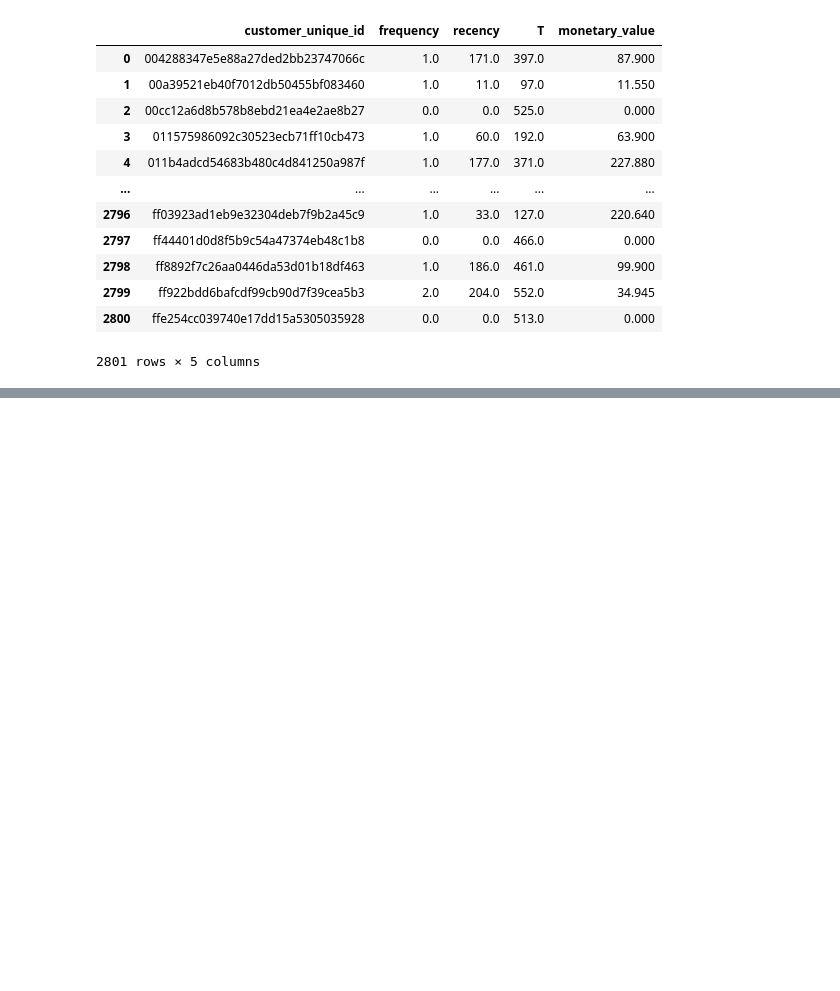
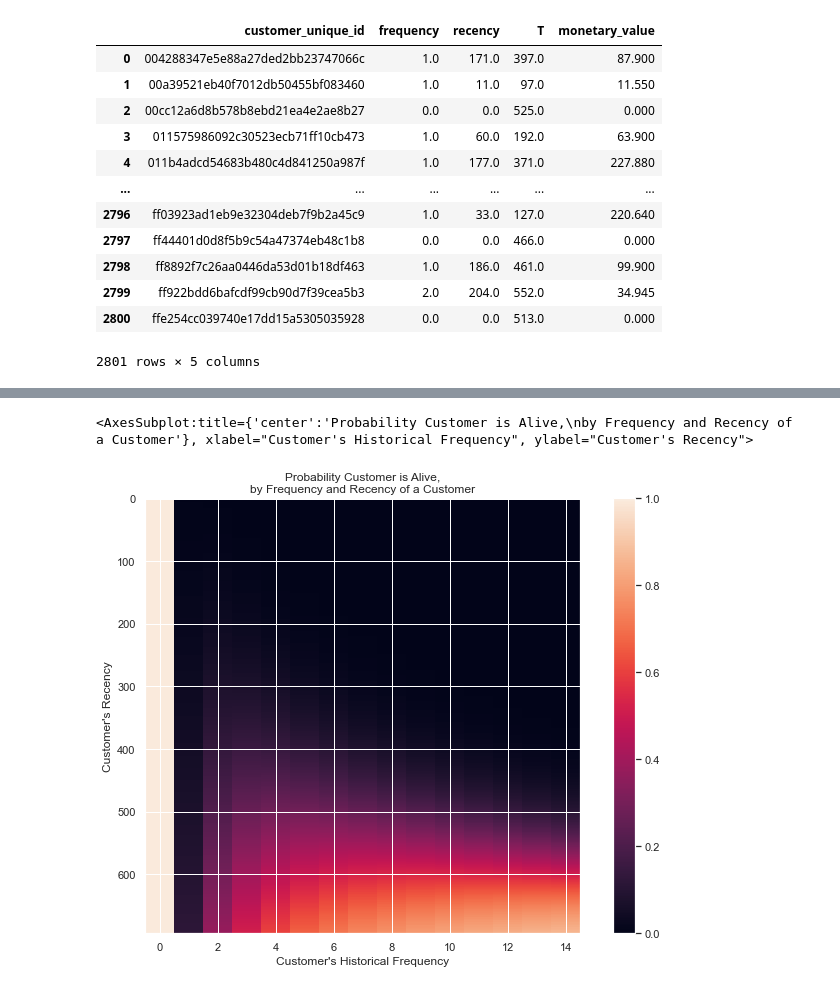
Before and after one commit to bbawj/Olist-Ecommerce-Analysis, a Jupyter notebook: Predicting CLV.ipynb, the cells around one changed output, grey strips where cells are left out. Cells and saved outputs as stored; diff of their text form; code cells hidden in the pictures; blank space fills up the shorter version.

```diff
--- a/Predicting CLV.ipynb
+++ b/Predicting CLV.ipynb
@@ -81,0 +101,4 @@ array([0.])
+# %%
+# Fitting the BG/NBD model
+bgf = lifetimes.BetaGeoFitter(penalizer_coef=0.0)
+bgf.fit(summary['frequency'], summary['recency'], summary['T'])
@@ -81,0 +132,9 @@ array([0.])
+# %%
+# Visual representation of relationship between recency and frequency
+from lifetimes.plotting import plot_probability_alive_matrix
+
+fig = plt.figure(figsize=(12,8))
+plot_probability_alive_matrix(bgf)
+# %% [output]
+<AxesSubplot:title={'center':'Probability Customer is Alive,\nby Frequency and Recency of a Customer'}, xlabel="Customer's Historical Frequency", ylabel="Customer's Recency">
+[figure, added]
```
Also changed, not shown: parts of 25 cells of this notebook, 1 other file.
